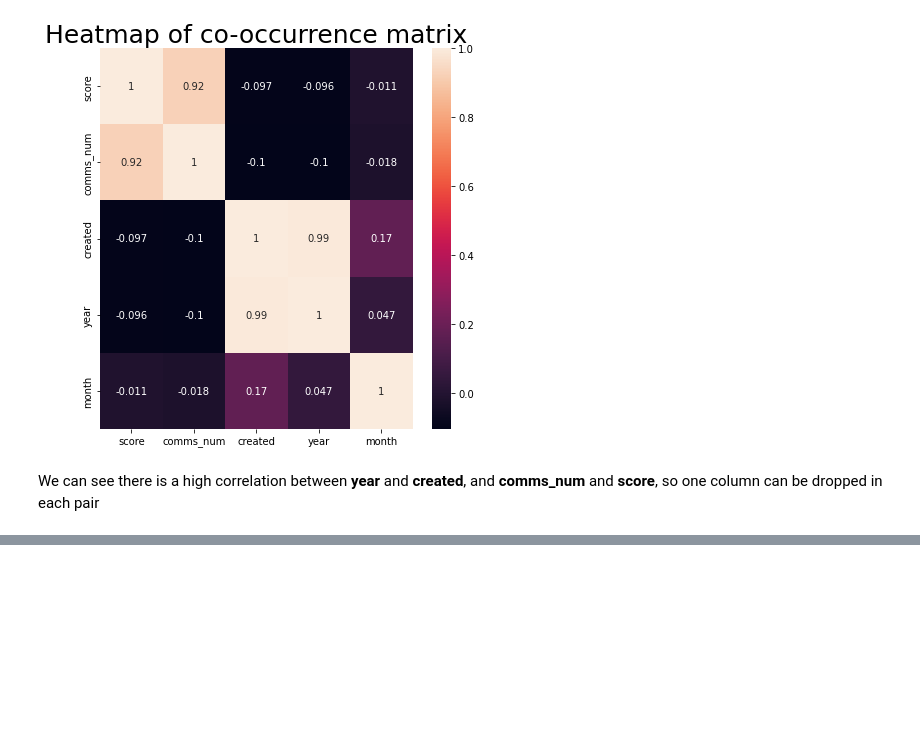
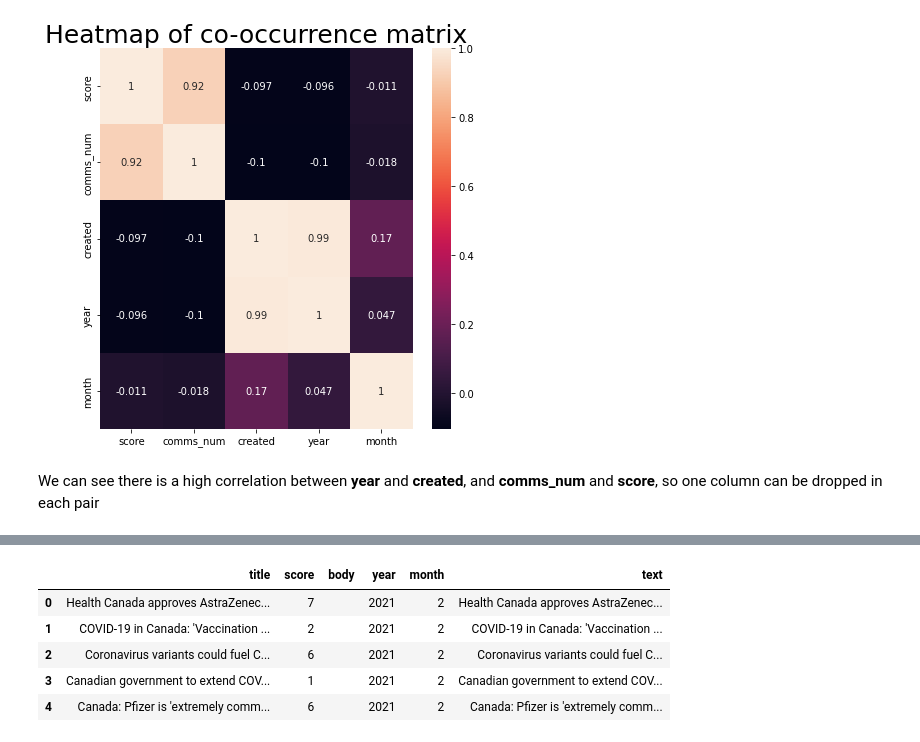
Before and after one commit to sristishree/RedditVaccineMyth, a Jupyter notebook: reddit-vaccine-myth-sentiment-analysis.ipynb, the cells around one changed output, grey strips where cells are left out. Saved outputs shown, nothing was run; the diff lists cells and outputs as text; code cells hidden in the pictures; blank space fills up the shorter version.

```diff
--- a/reddit-vaccine-myth-sentiment-analysis.ipynb
+++ b/reddit-vaccine-myth-sentiment-analysis.ipynb
@@ -178,0 +244,15 @@ df.head()
+# %%
+#removing 'nan' values and rows which are empty
+index = []
+df.replace(np.nan, '', inplace=True)
+# %%
+# Combine title and body together in a column for further ease in processing and analysis
+df['text'] = df['title'] + df['body']
+df.head()
+# %% [output]
+|  | title | score | body | year | month | text |
+| 0 | Health Canada approves AstraZenec... | 7 |  | 2021 | 2 | Health Canada approves AstraZenec... |
+| 1 | COVID-19 in Canada: 'Vaccination ... | 2 |  | 2021 | 2 | COVID-19 in Canada: 'Vaccination ... |
+| 2 | Coronavirus variants could fuel C... | 6 |  | 2021 | 2 | Coronavirus variants could fuel C... |
+| 3 | Canadian government to extend COV... | 1 |  | 2021 | 2 | Canadian government to extend COV... |
+| 4 | Canada: Pfizer is 'extremely comm... | 6 |  | 2021 | 2 | Canada: Pfizer is 'extremely comm... |
```
Also changed, not shown: parts of 14 cells of this notebook.
